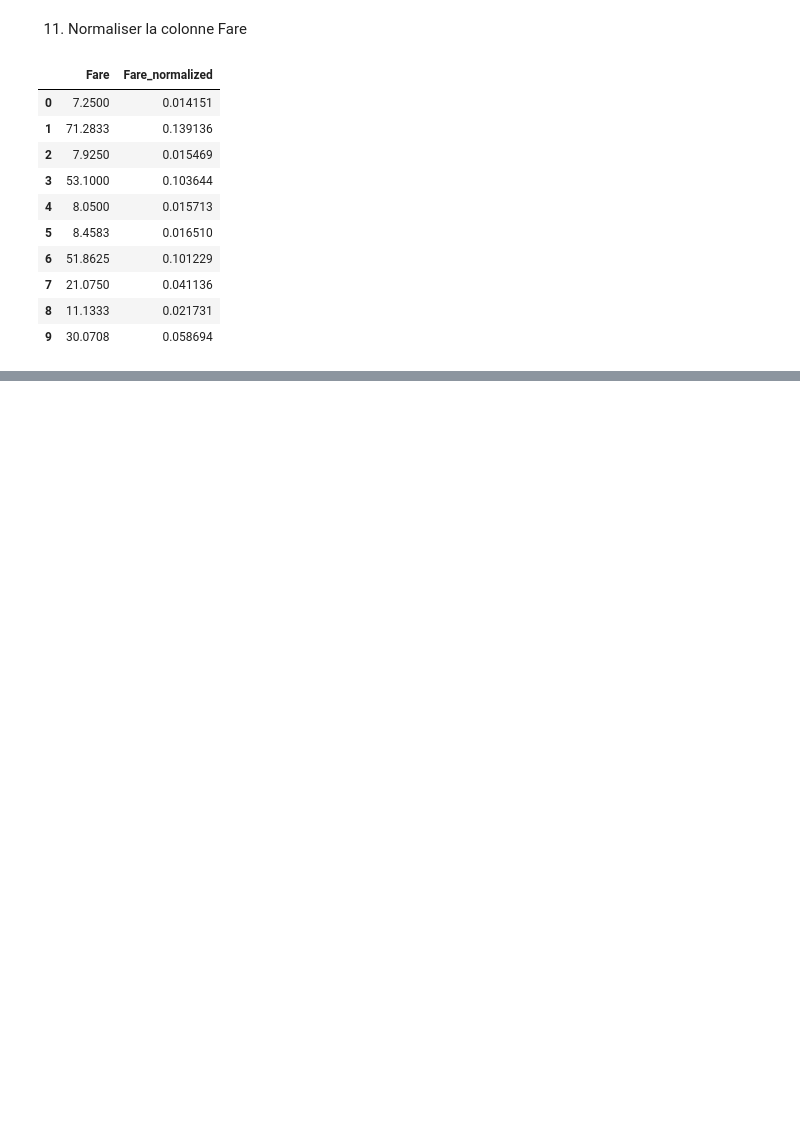
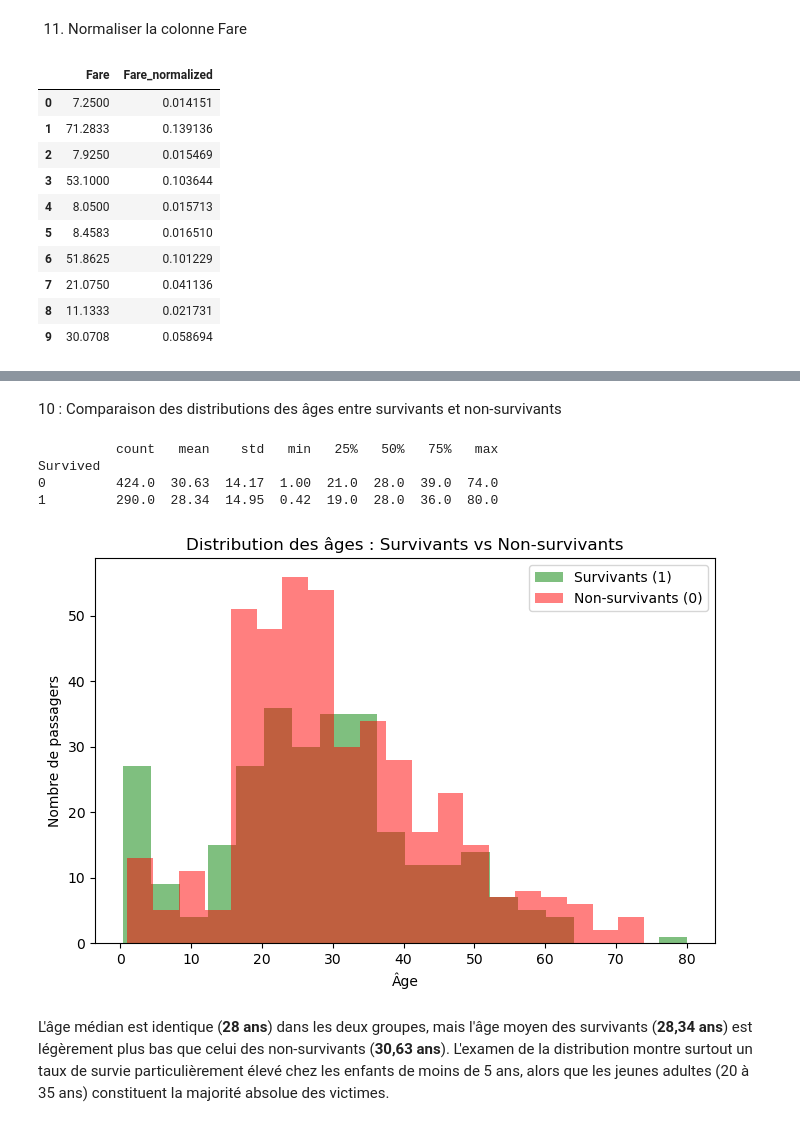
Before and after one commit to hammouyounes/Titanic-Data-Analysis, a Jupyter notebook: notebooks/Titanic_Analysis.ipynb, the cells around one changed output, grey strips where cells are left out. Cells and saved outputs as stored; diff of their text form; code cells hidden in the pictures; blank space fills up the shorter version.

```diff
--- a/notebooks/Titanic_Analysis.ipynb
+++ b/notebooks/Titanic_Analysis.ipynb
@@ -469,0 +663,25 @@ df_numpy[["Fare", "Fare_normalized"]].head(10)
+# %% [markdown]
+10 : Comparaison des distributions des âges entre survivants et non-survivants
+# %%
+df.groupby("Survived")["Age"].describe().round(2)
+# %% [output]
+          count   mean    std   min   25%   50%   75%   max
+Survived
+0         424.0  30.63  14.17  1.00  21.0  28.0  39.0  74.0
+1         290.0  28.34  14.95  0.42  19.0  28.0  36.0  80.0
+# %%
+import matplotlib.pyplot as plt
+
+plt.figure(figsize=(8, 5))
+plt.hist(df[df["Survived"] == 1]["Age"].dropna(), bins=20, alpha=0.5, label="Survivants (1)", color="green")
+plt.hist(df[df["Survived"] == 0]["Age"].dropna(), bins=20, alpha=0.5, label="Non-survivants (0)", color="red")
+plt.xlabel("Âge")
+plt.ylabel("Nombre de passagers")
+plt.title("Distribution des âges : Survivants vs Non-survivants")
+plt.legend()
+plt.show()
+# %% [output]
+[figure, added]
+# %% [markdown]
+L'âge médian est identique (**28 ans**) dans les deux groupes, mais l'âge moyen des survivants (**28,34 ans**) est légèrement plus bas que celui des non-survivants (**30,63 ans**).
+L'examen de la distribution montre surtout un taux de survie particulièrement élevé chez les enfants de moins de 5 ans, alors que les jeunes adultes (20 à 35 ans) constituent la majorité absolue des victimes.
```
Also changed, not shown: parts of 34 cells of this notebook.
